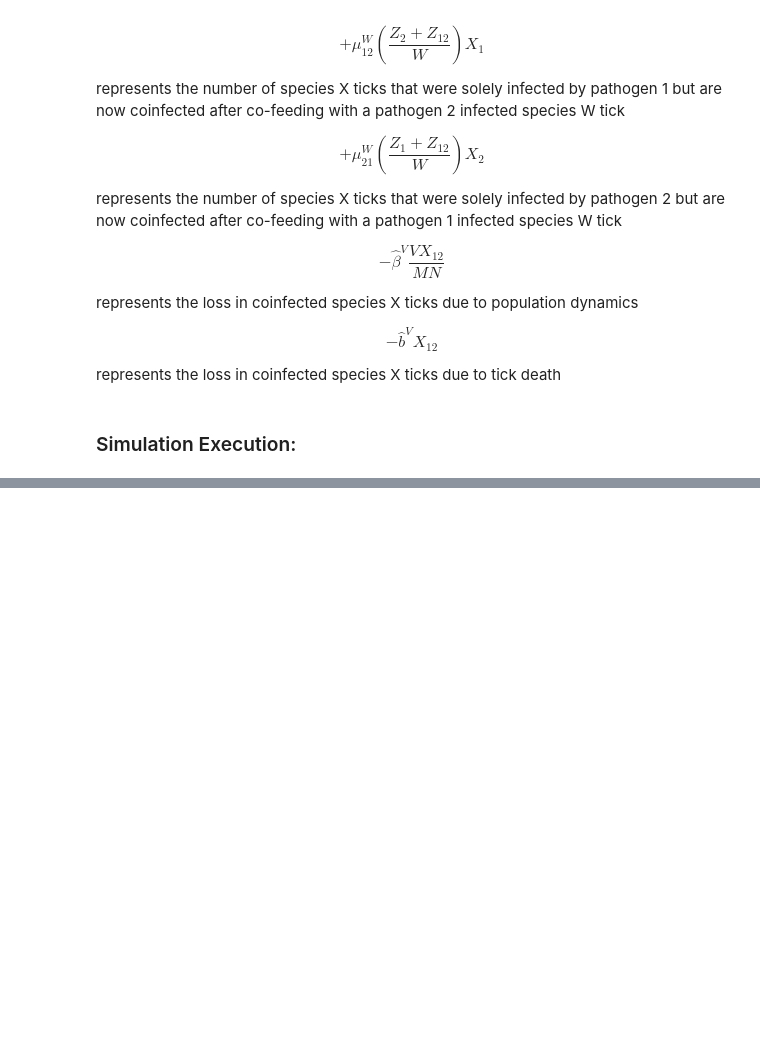
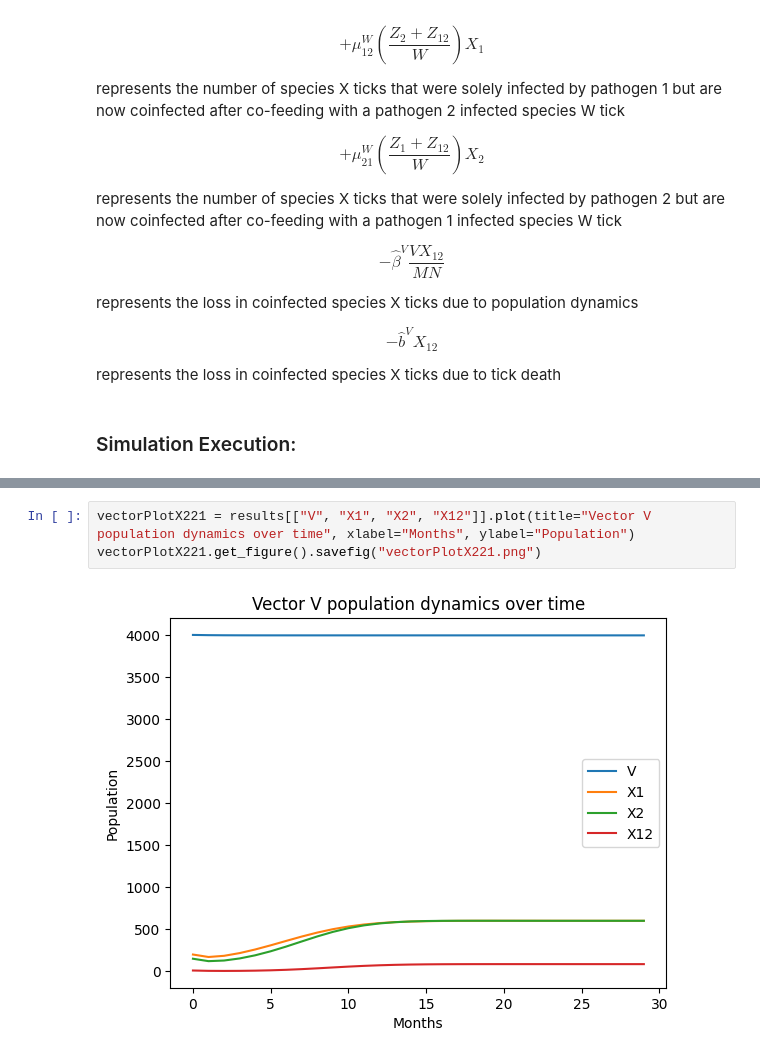
Before and after one commit to hseabolt/vectorborne_SIR, a Jupyter notebook: scripts/model_221/221_analysis.ipynb, the cells around one changed output, grey strips where cells are left out. Cells and saved outputs as stored; diff of their text form; blank space fills up the shorter version.

```diff
--- a/scripts/model_221/221_analysis.ipynb
+++ b/scripts/model_221/221_analysis.ipynb
@@ -312,0 +347,5 @@ initial_states = [20,  1,  0,   0, 40000, 200,  150,  10, 40000, 200, 150, 10]
+# %%
+vectorPlotX221 = results[["V", "X1", "X2", "X12"]].plot(title="Vector V population dynamics over time", xlabel="Months", ylabel="Population")
+vectorPlotX221.get_figure().savefig("vectorPlotX221.png")
+# %% [output]
+[figure, added]
```
Also changed, not shown: parts of 13 cells of this notebook, 5 other files.
